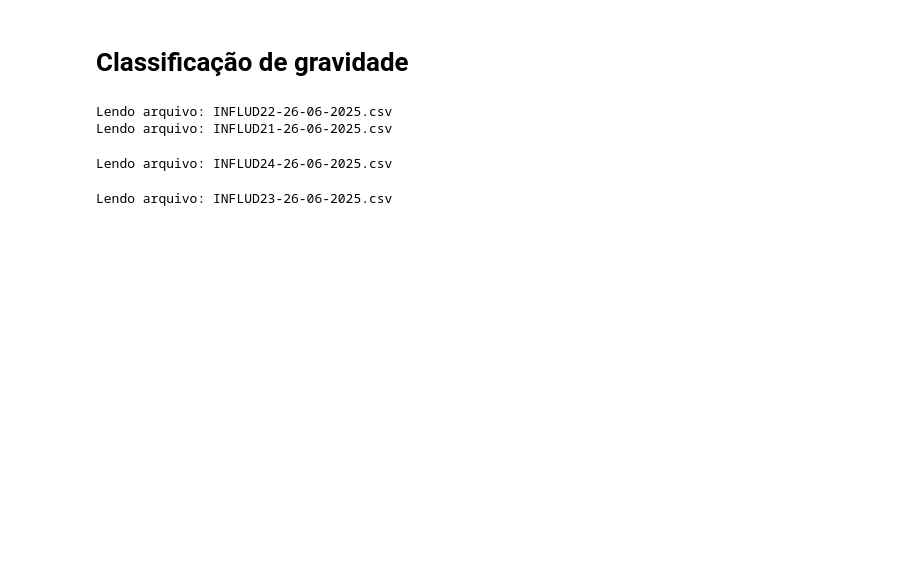
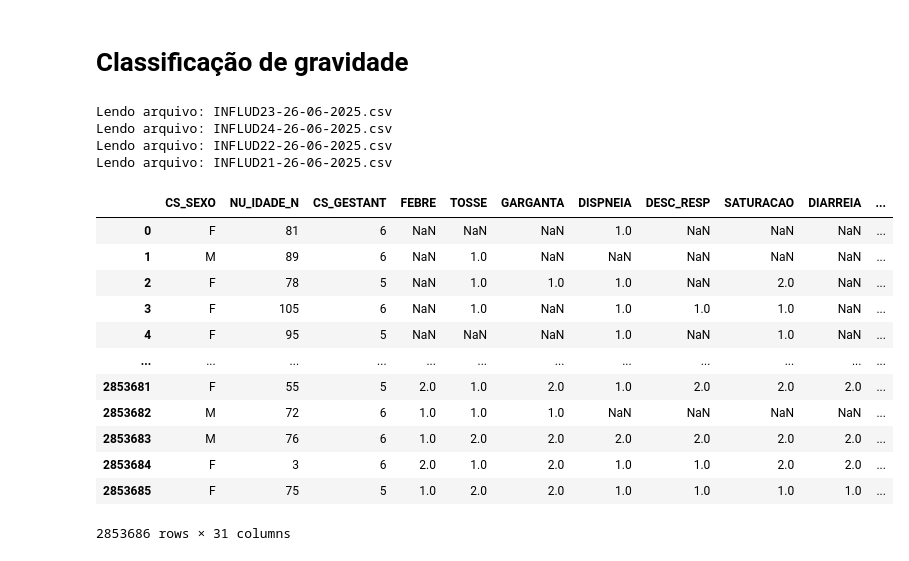
Before and after one commit to hOtoch/2025-1-P1-Analise-e-previsao-SRAG, a Jupyter notebook: analise_srag.ipynb, the cells around one changed output. Drawn from its saved outputs; the diff is of its cells as text; code cells hidden in the pictures; blank space fills up the shorter version.

```diff
--- a/analise_srag.ipynb
+++ b/analise_srag.ipynb
@@ -693,9 +688,23 @@ plt.show()
 # %% [markdown]
 # Classificação de gravidade
 # %%
-predict_evolucao_df = read_selected_columns([*sintomas, *fatores_risco, *vacinacao_covid, *vacinacao_gripe, *descricao, *classificacao])
+predict_evolucao_df = read_selected_columns(["CS_SEXO", "NU_IDADE_N", "CS_GESTANT", *sintomas, *fatores_risco, "EVOLUCAO"])
+predict_evolucao_df
 # %% [output]
+Lendo arquivo: INFLUD23-26-06-2025.csv
+Lendo arquivo: INFLUD24-26-06-2025.csv
 Lendo arquivo: INFLUD22-26-06-2025.csv
 Lendo arquivo: INFLUD21-26-06-2025.csv
+|  | CS_SEXO | NU_IDADE_N | CS_GESTANT | FEBRE | TOSSE | GARGANTA | DISPNEIA | DESC_RESP | SATURACAO | DIARREIA | ... |
+| 0 | F | 81 | 6 | NaN | NaN | NaN | 1.0 | NaN | NaN | NaN | ... |
+| 1 | M | 89 | 6 | NaN | 1.0 | NaN | NaN | NaN | NaN | NaN | ... |
+| 2 | F | 78 | 5 | NaN | 1.0 | 1.0 | 1.0 | NaN | 2.0 | NaN | ... |
+| 3 | F | 105 | 6 | NaN | 1.0 | NaN | 1.0 | 1.0 | 1.0 | NaN | ... |
+| 4 | F | 95 | 5 | NaN | NaN | NaN | 1.0 | NaN | 1.0 | NaN | ... |
+| ... | ... | ... | ... | ... | ... | ... | ... | ... | ... | ... | ... |
+| 2853681 | F | 55 | 5 | 2.0 | 1.0 | 2.0 | 1.0 | 2.0 | 2.0 | 2.0 | ... |
+| 2853682 | M | 72 | 6 | 1.0 | 1.0 | 1.0 | NaN | NaN | NaN | NaN | ... |
+| 2853683 | M | 76 | 6 | 1.0 | 2.0 | 2.0 | 2.0 | 2.0 | 2.0 | 2.0 | ... |
+| 2853684 | F | 3 | 6 | 2.0 | 1.0 | 2.0 | 1.0 | 1.0 | 2.0 | 2.0 | ... |
+| 2853685 | F | 75 | 5 | 1.0 | 2.0 | 2.0 | 1.0 | 1.0 | 1.0 | 1.0 | ... |
-Lendo arquivo: INFLUD24-26-06-2025.csv
+2853686 rows × 31 columns
-Lendo arquivo: INFLUD23-26-06-2025.csv
```
Also changed, not shown: parts of 19 cells of this notebook.
